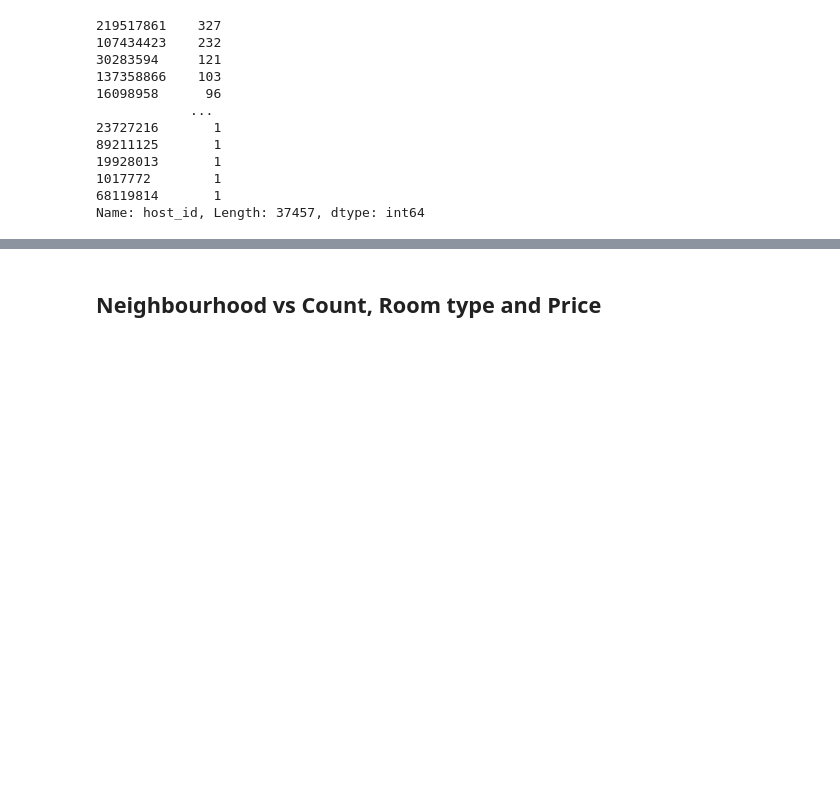
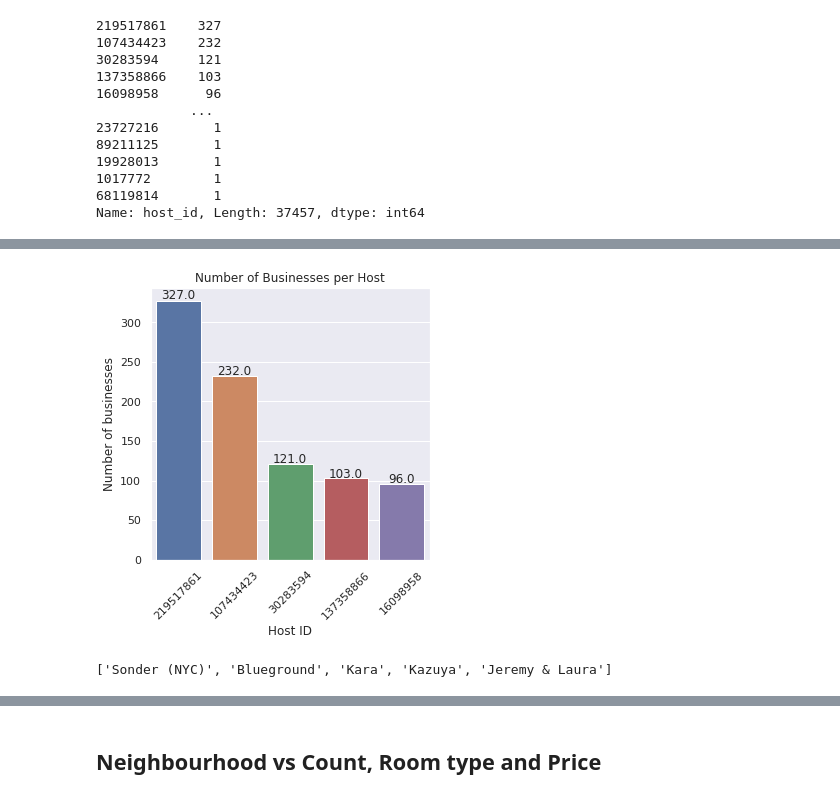
Before and after one commit to akshaysmin/Airbnb-Data-Analysis, a Jupyter notebook: Airbnb Bookings Analysis.ipynb, the cells around one changed output, grey strips where cells are left out. Cells and saved outputs as stored; diff of their text form; code cells hidden in the pictures; blank space fills up the shorter version.

Commit message:
Answered most of questions

```diff
--- a/Airbnb Bookings Analysis.ipynb
+++ b/Airbnb Bookings Analysis.ipynb
@@ -23,3 +30,24 @@ Mounted at /content/drive
+# %%
+def show_values(axs, orient="v", space=.01):
+    def _single(ax):
+        if orient == "v":
+            for p in ax.patches:
+                _x = p.get_x() + p.get_width() / 2
+                _y = p.get_y() + p.get_height() + (p.get_height()*0.01)
+                value = '{:.1f}'.format(p.get_height())
+                ax.text(_x, _y, value, ha="center")
+        elif orient == "h":
+            for p in ax.patches:
+                _x = p.get_x() + p.get_width() + float(space)
+                _y = p.get_y() + p.get_height() - (p.get_height()*0.5)
+                value = '{:.1f}'.format(p.get_width())
+                ax.text(_x, _y, value, ha="left")
+
+    if isinstance(axs, np.ndarray):
+        for idx, ax in np.ndenumerate(axs):
+            _single(ax)
+    else:
+        _single(axs)
 # %% [markdown]
 # Peak
 # %%
@@ -160,0 +183,16 @@ Host:
+# %%
+# Which hosts are most valuable
+data = host_counts.head(5)
+names = [df_air['host_name'][df_air['host_id'] == i].values[0] for i in data.index]
+plt.rcParams['figure.figsize'] = (5,5)
+ax = sns.barplot(y=data.values, x=data.index, orient='v', order=data.index)
+show_values(ax, orient='v')
+plt.ylabel('Number of businesses')
+plt.xlabel('Host ID')
+plt.xticks(rotation=45)
+plt.title('Number of Businesses per Host')
+plt.show()
+print(names)
+# %% [output]
+[figure, added]
+['Sonder (NYC)', 'Blueground', 'Kara', 'Kazuya', 'Jeremy & Laura']
```
Also changed, not shown: parts of 22 cells of this notebook.
